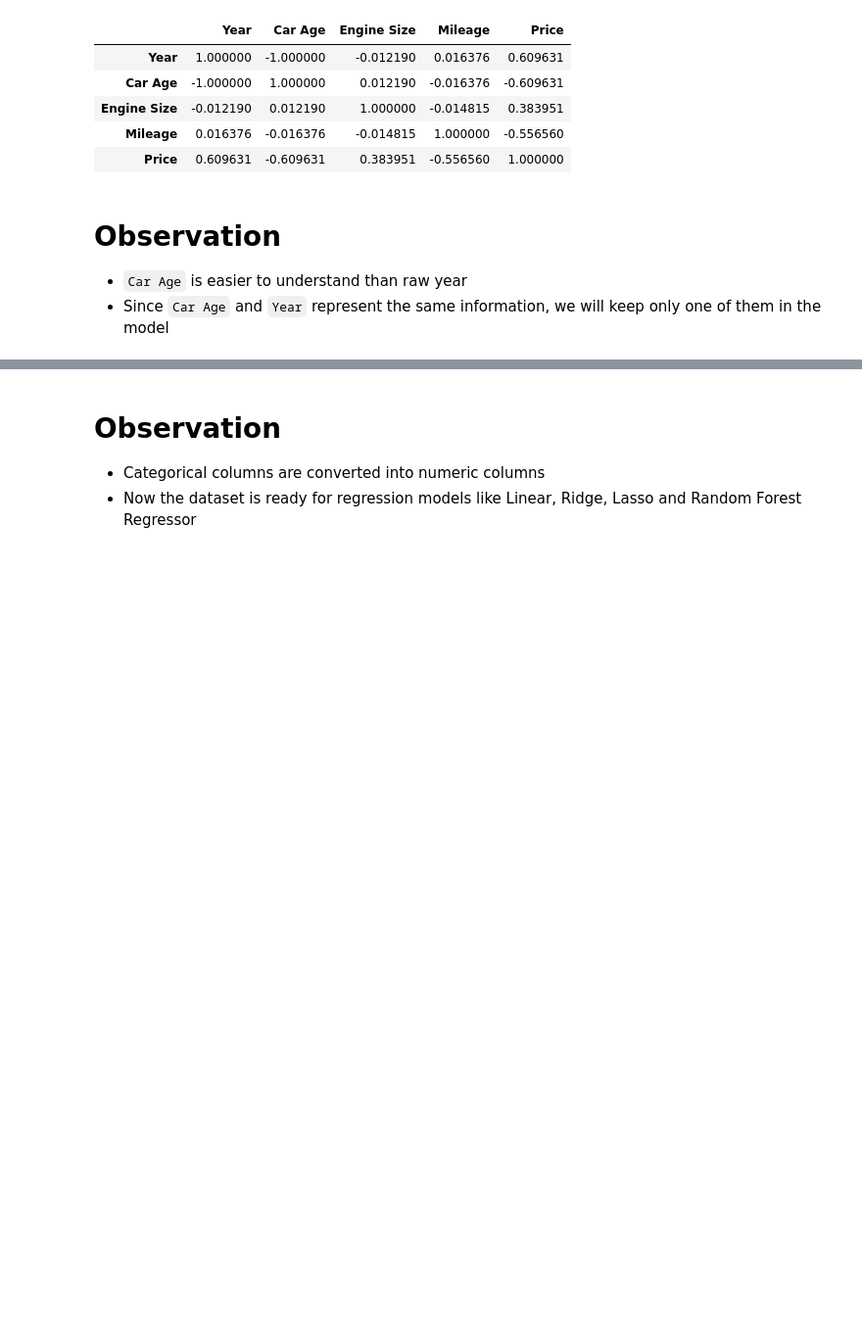
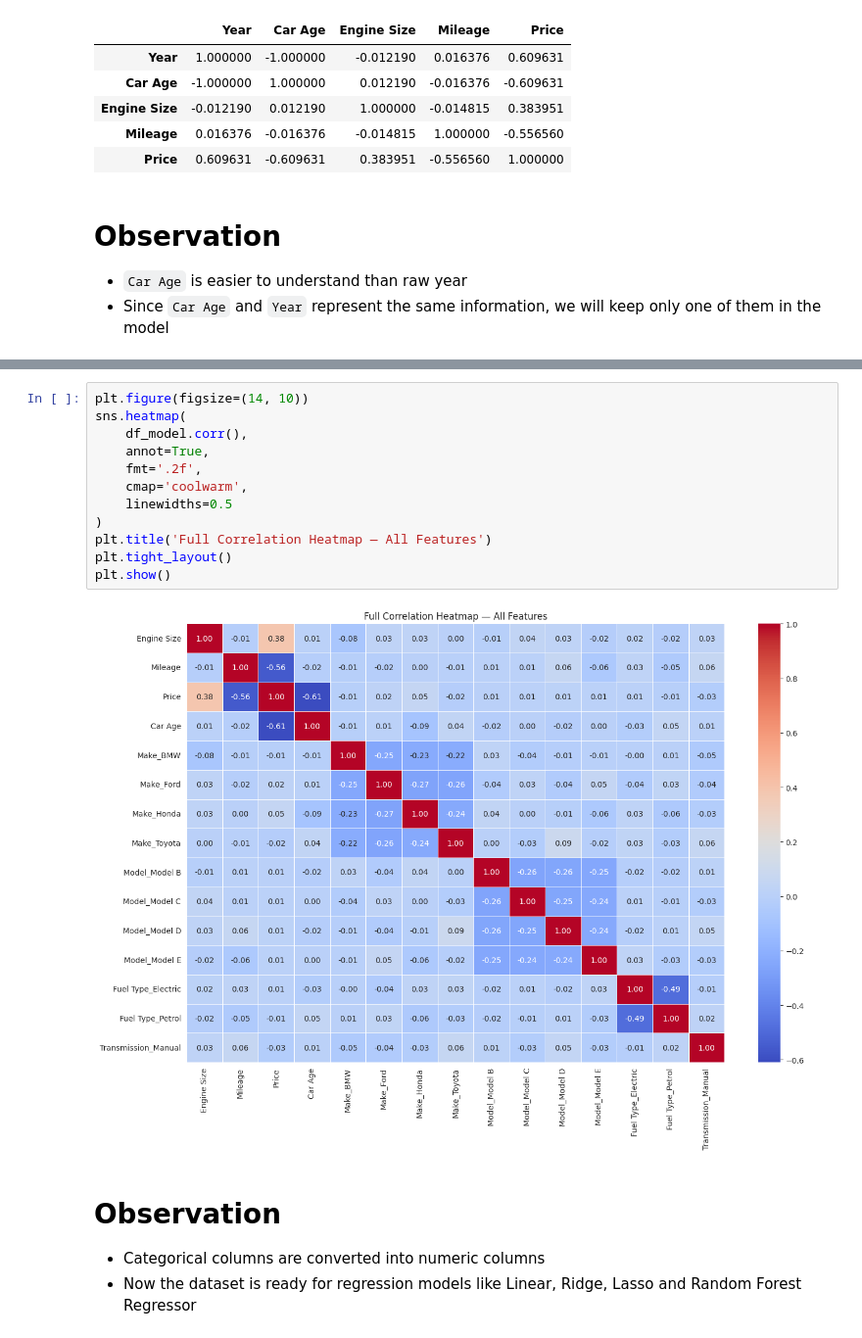
Before and after one commit to Snehratanpara1/Machine-Learning, a Jupyter notebook: Regression/CarPrice_Pred_EDA_FEFS.ipynb, the cells around one changed output, grey strips where cells are left out. Shown at 98% size. Cells and saved outputs as stored; diff of their text form; blank space fills up the shorter version.

```diff
--- a/Regression/CarPrice_Pred_EDA_FEFS.ipynb
+++ b/Regression/CarPrice_Pred_EDA_FEFS.ipynb
@@ -207,3 +227,17 @@ df_model.head()
+# %%
+plt.figure(figsize=(14, 10))
+sns.heatmap(
+    df_model.corr(),
+    annot=True,
+    fmt='.2f',
+    cmap='coolwarm',
+    linewidths=0.5
+)
+plt.title('Full Correlation Heatmap — All Features')
+plt.tight_layout()
+plt.show()
+# %% [output]
+[figure, added]
 # %% [markdown]
 # Observation
 - Categorical columns are converted into numeric columns
```
Also changed, not shown: parts of 34 cells of this notebook.
